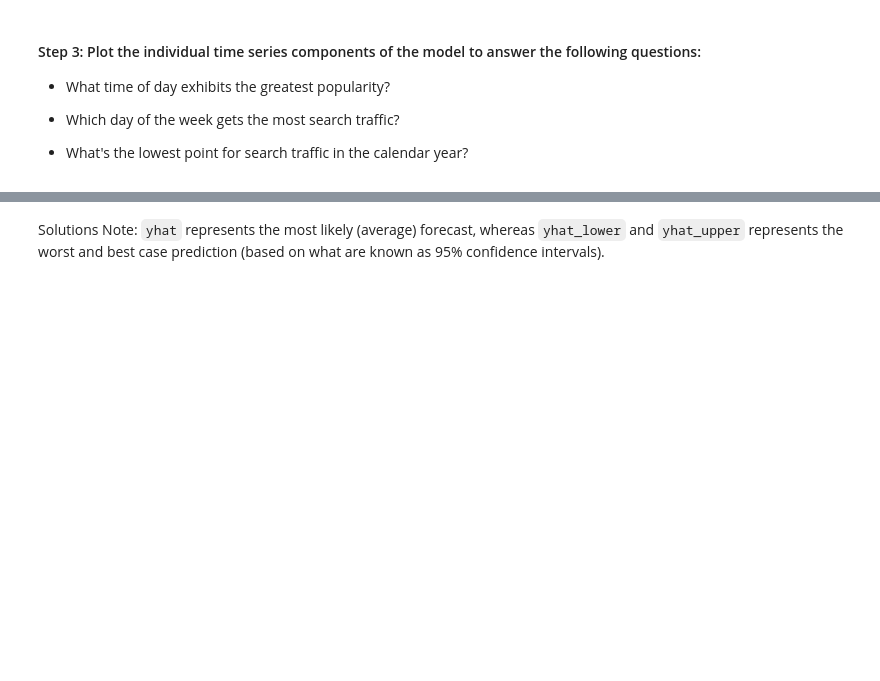
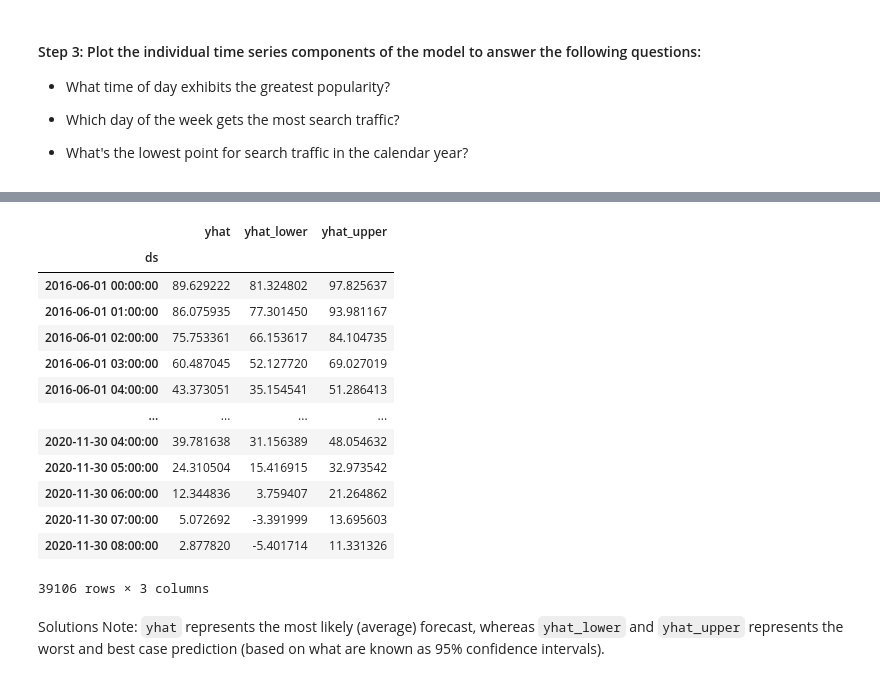
Before and after one commit to rajeevsd123/prophet-challenge, a Jupyter notebook: forecasting_net_prophet.ipynb, the cells around one changed output, grey strips where cells are left out. Cells and saved outputs as stored; diff of their text form; code cells hidden in the pictures; blank space fills up the shorter version.

```diff
--- a/forecasting_net_prophet.ipynb
+++ b/forecasting_net_prophet.ipynb
@@ -645,7 +709,25 @@ future_df.tail()
 # %%
 # Set the index in the forecast_mercado_trends DataFrame to the ds datetime column
-
+forecast_mercado_trends.index = pd.to_datetime(forecast_mercado_trends.index)
 
 # View the only the yhat,yhat_lower and yhat_upper columns from the DataFrame
+yhat_data = forecast_mercado_trends[['yhat', 'yhat_lower','yhat_upper']]
+
+yhat_data
+# %% [output]
+|  | yhat | yhat_lower | yhat_upper |
+| ds |  |  |  |
+| 2016-06-01 00:00:00 | 89.629222 | 81.324802 | 97.825637 |
+| 2016-06-01 01:00:00 | 86.075935 | 77.301450 | 93.981167 |
+| 2016-06-01 02:00:00 | 75.753361 | 66.153617 | 84.104735 |
+| 2016-06-01 03:00:00 | 60.487045 | 52.127720 | 69.027019 |
+| 2016-06-01 04:00:00 | 43.373051 | 35.154541 | 51.286413 |
+| ... | ... | ... | ... |
+| 2020-11-30 04:00:00 | 39.781638 | 31.156389 | 48.054632 |
+| 2020-11-30 05:00:00 | 24.310504 | 15.416915 | 32.973542 |
+| 2020-11-30 06:00:00 | 12.344836 | 3.759407 | 21.264862 |
+| 2020-11-30 07:00:00 | 5.072692 | -3.391999 | 13.695603 |
+| 2020-11-30 08:00:00 | 2.877820 | -5.401714 | 11.331326 |
+39106 rows × 3 columns
 # %% [markdown]
 Solutions Note: `yhat` represents the most likely (average) forecast, whereas `yhat_lower` and `yhat_upper` represents the worst and best case prediction (based on what are known as 95% confidence intervals).
```
Also changed, not shown: parts of 10 cells of this notebook.
